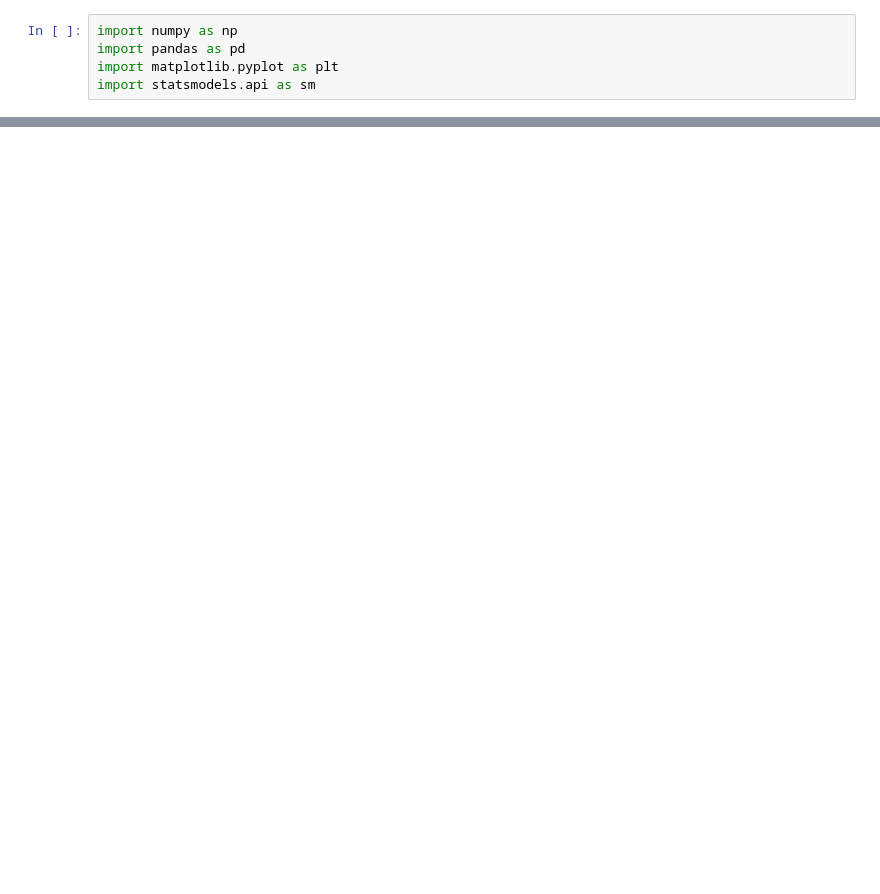
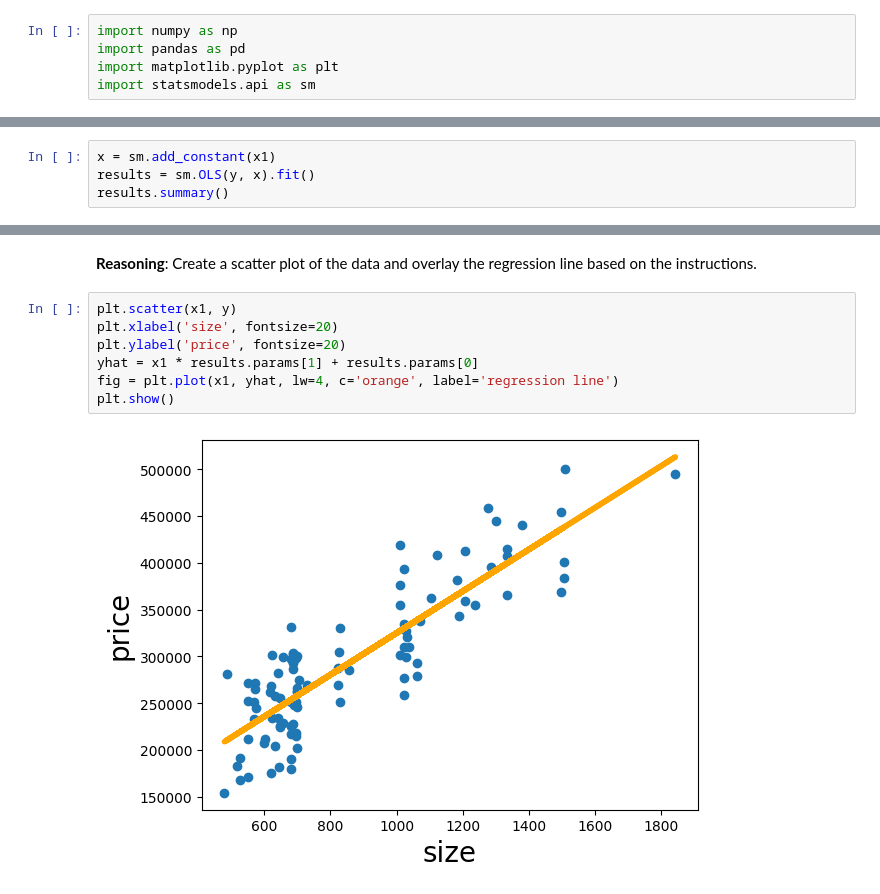
Before and after one commit to palekars/Data-Scientist-Course-2025, a Jupyter notebook: chapter_appendix-tools-for-deep-learning/jupyter.ipynb, the cells around one changed output, grey strips where cells are left out. Cells and saved outputs as stored; diff of their text form; blank space fills up the shorter version.

```diff
--- a/chapter_appendix-tools-for-deep-learning/jupyter.ipynb
+++ b/chapter_appendix-tools-for-deep-learning/jupyter.ipynb
@@ -158,0 +261,4 @@ import statsmodels.api as sm
+# %%
+x = sm.add_constant(x1)
+results = sm.OLS(y, x).fit()
+results.summary()
@@ -158,0 +292,12 @@ import statsmodels.api as sm
+# %% [markdown]
+**Reasoning**:
+Create a scatter plot of the data and overlay the regression line based on the instructions.
+# %%
+plt.scatter(x1, y)
+plt.xlabel('size', fontsize=20)
+plt.ylabel('price', fontsize=20)
+yhat = x1 * results.params[1] + results.params[0]
+fig = plt.plot(x1, yhat, lw=4, c='orange', label='regression line')
+plt.show()
+# %% [output]
+[figure, added]
```
Also changed, not shown: parts of 25 cells of this notebook.
